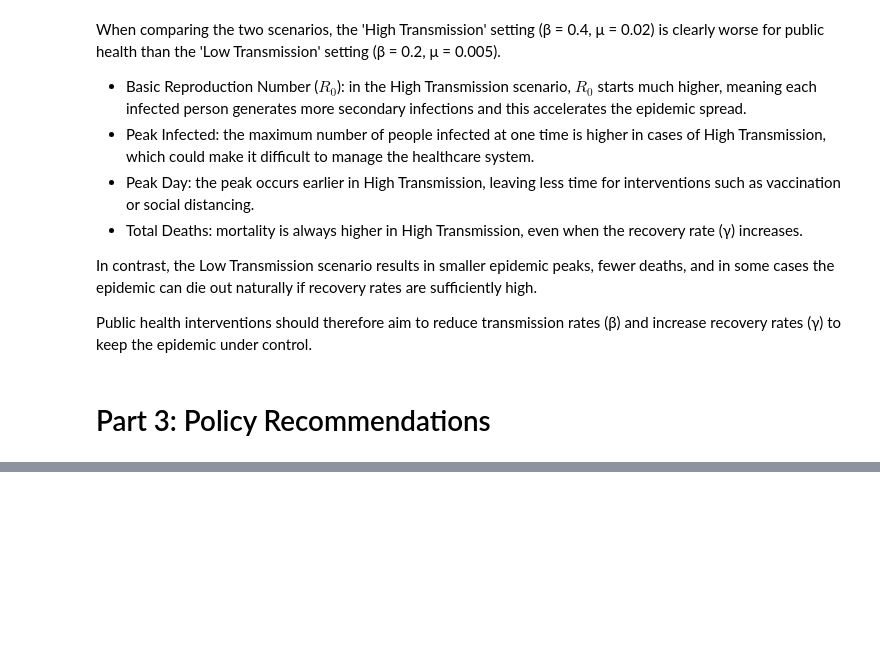
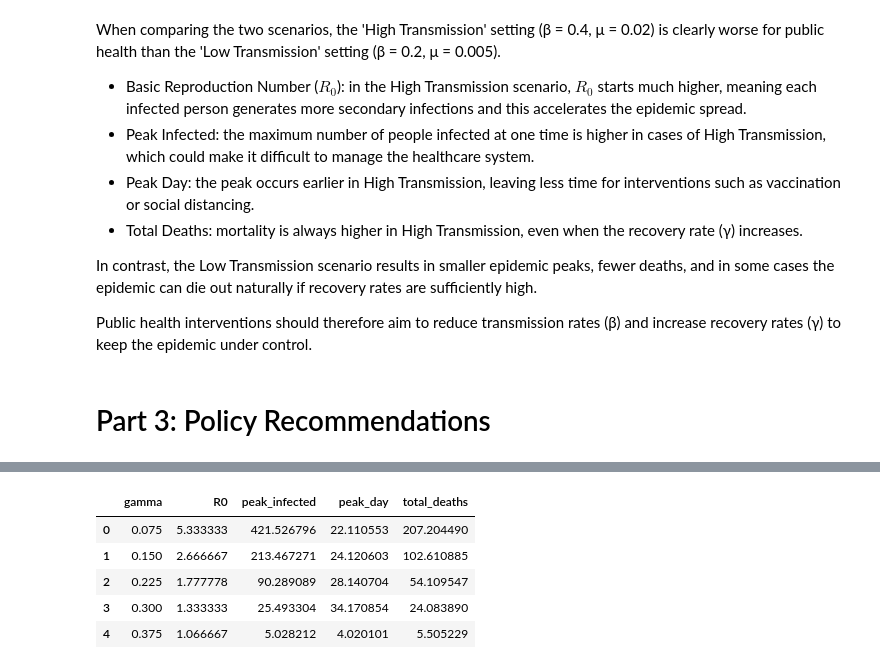
Before and after one commit to ceci2105/BioSystems_Group11, a Jupyter notebook: Assignment2/code.ipynb, the cells around one changed output, grey strips where cells are left out. Saved outputs shown, nothing was run; the diff lists cells and outputs as text; code cells hidden in the pictures; blank space fills up the shorter version.

```diff
--- a/Assignment2/code.ipynb
+++ b/Assignment2/code.ipynb
@@ -278,0 +324,9 @@ under control.
+# %%
+results_intervention
+# %% [output]
+|  | gamma | R0 | peak_infected | peak_day | total_deaths |
+| 0 | 0.075 | 5.333333 | 421.526796 | 22.110553 | 207.204490 |
+| 1 | 0.150 | 2.666667 | 213.467271 | 24.120603 | 102.610885 |
+| 2 | 0.225 | 1.777778 | 90.289089 | 28.140704 | 54.109547 |
+| 3 | 0.300 | 1.333333 | 25.493304 | 34.170854 | 24.083890 |
+| 4 | 0.375 | 1.066667 | 5.028212 | 4.020101 | 5.505229 |
```
Also changed, not shown: parts of 7 cells of this notebook.
